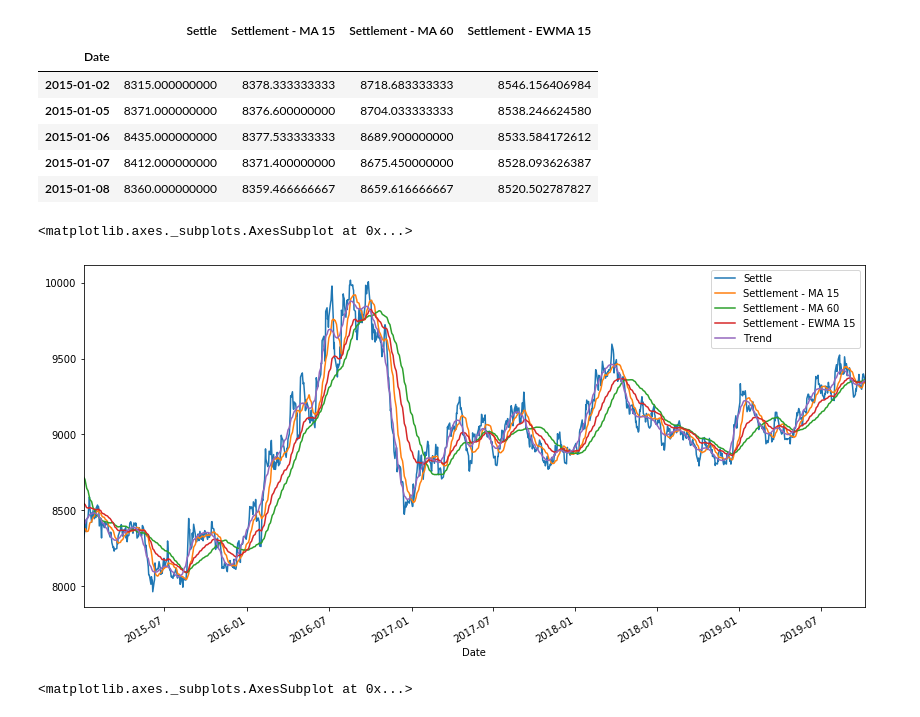
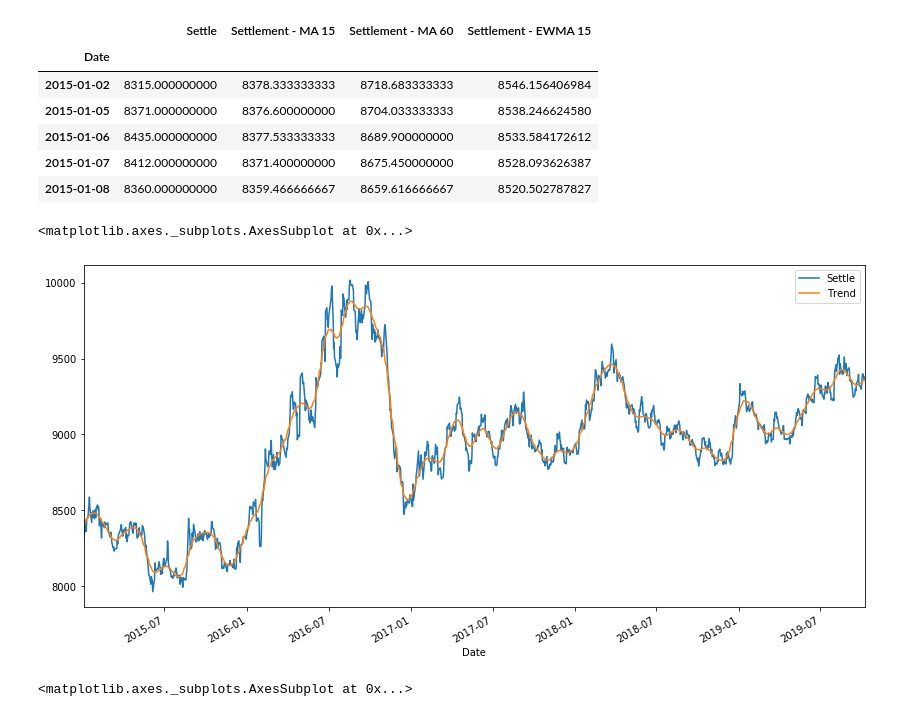
Before and after one commit to RCantu92/jpy_time_series_analysis, a Jupyter notebook: Starter_Code/time_series_analysis.ipynb, the cells around one changed output. Cells and saved outputs as stored; diff of their text form; code cells hidden in the pictures.

```diff
--- a/Starter_Code/time_series_analysis.ipynb
+++ b/Starter_Code/time_series_analysis.ipynb
@@ -108,13 +108,13 @@ futures_decomp.head()
 # %%
 futures_decomp['Noise'] = ts_noise
 futures_decomp['Trend'] = ts_trend
-# futures_decomp.drop(columns=['Settlement - MA 15','Settlement - MA 60','Settlement - EWMA 15'],inplace=True)
+futures_decomp.drop(columns=['Settlement - MA 15','Settlement - MA 60','Settlement - EWMA 15'],inplace=True)
 
 # Plot the "Settle" and "Trend" price
 futures_decomp.drop(columns='Noise').plot(figsize=(14,7))
 # %% [output]
 <matplotlib.axes._subplots.AxesSubplot at 0x...>
-[figure, old version]
+[figure, new version]
 # %%
 # Then plot the "noise" separately
 futures_decomp['Noise'].plot(figsize=(14,7))
```
Also changed, not shown: parts of 22 cells of this notebook.
